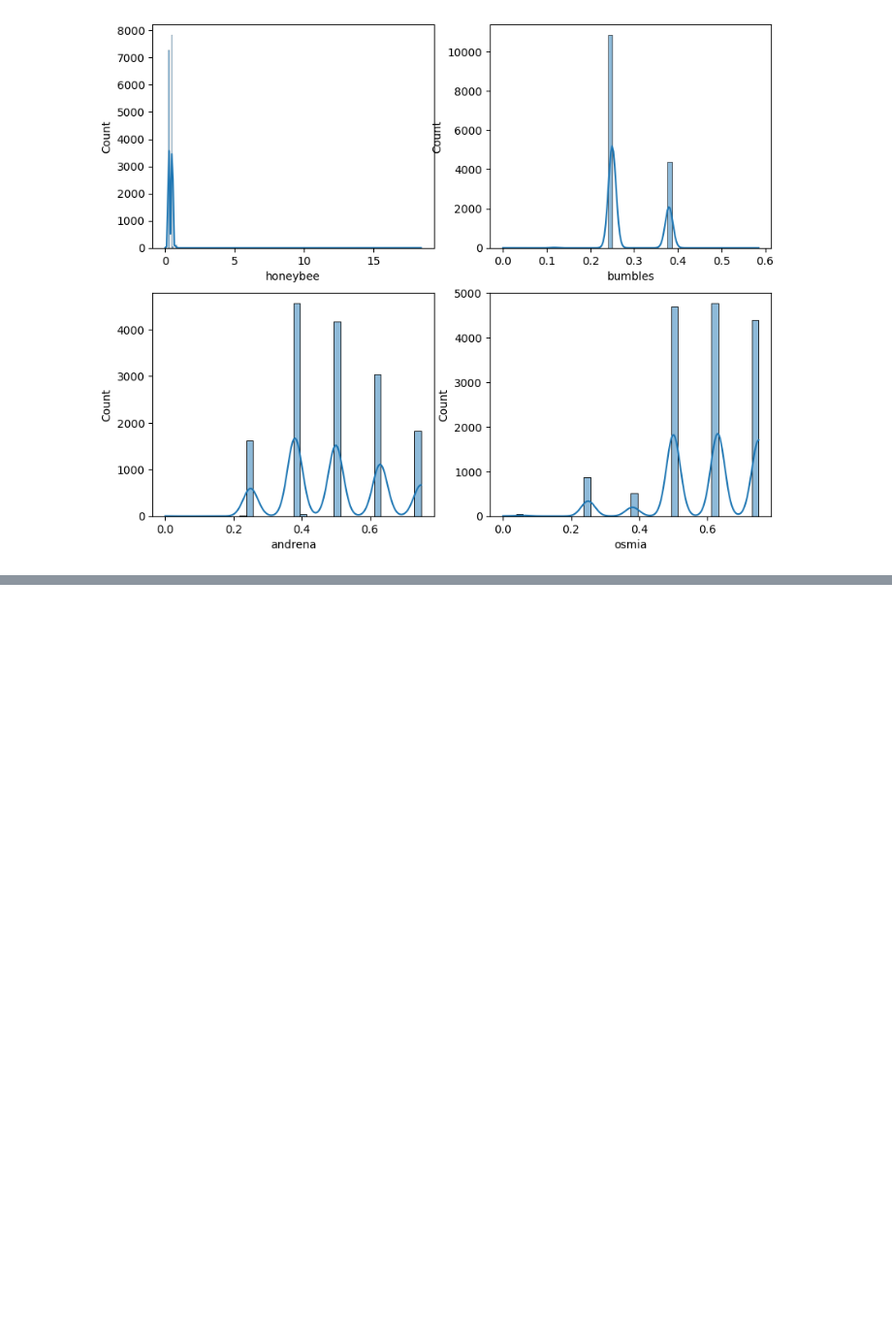
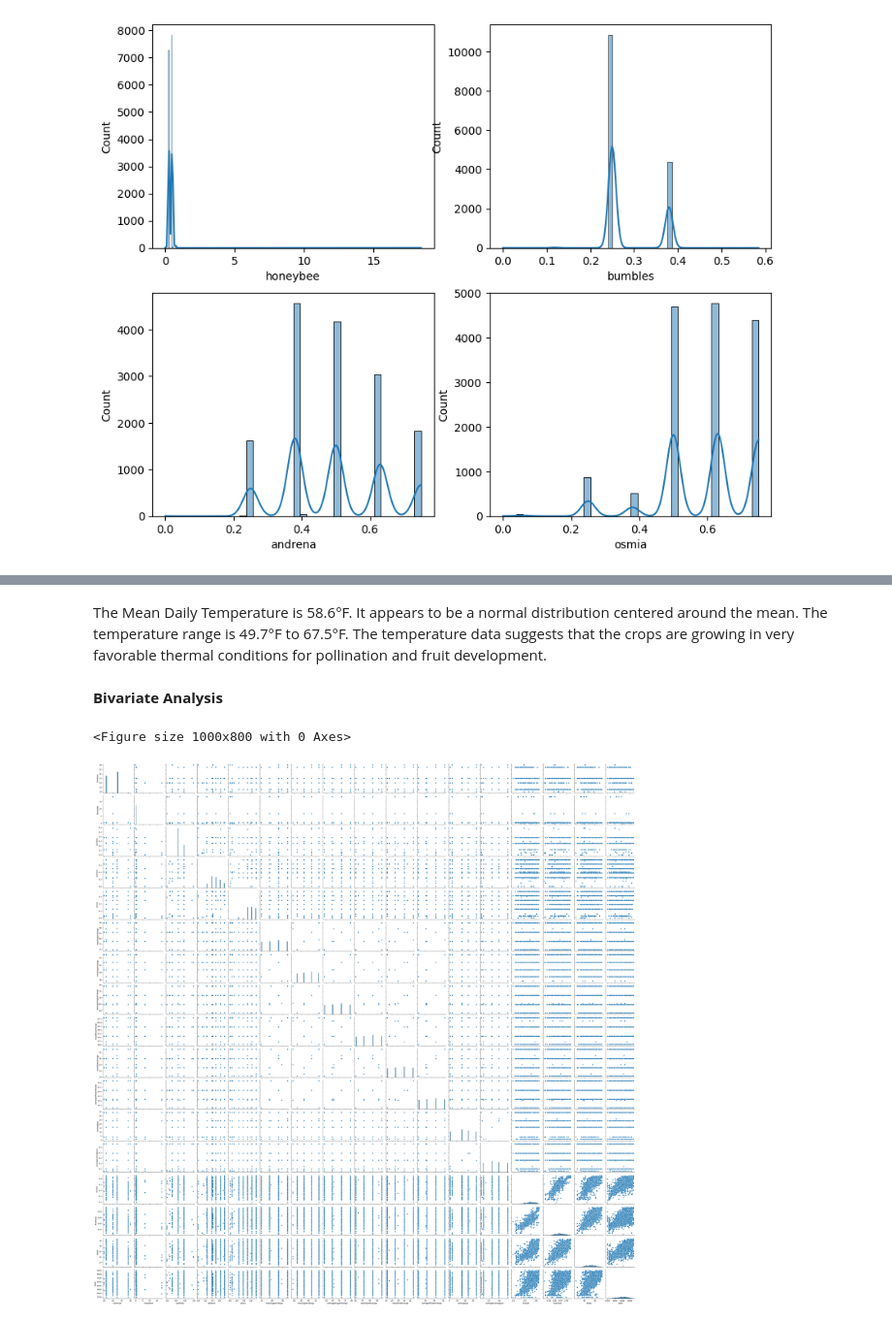
Before and after one commit to EMuritu/Supervised_Machine_Learning, a Jupyter notebook: Yield_Prediction_Final.ipynb, the cells around one changed output, grey strips where cells are left out. Shown at 97% size. Saved outputs shown, nothing was run; the diff lists cells and outputs as text; code cells hidden in the pictures; blank space fills up the shorter version.

```diff
--- a/Yield_Prediction_Final.ipynb
+++ b/Yield_Prediction_Final.ipynb
@@ -269,0 +303,12 @@ plt.show()
+# %% [markdown]
+The Mean Daily Temperature is 58.6°F. It appears to be a normal distribution centered around the mean. The temperature range is 49.7°F to 67.5°F. The temperature data suggests that the crops are growing in very favorable thermal conditions for pollination and fruit development.
+# %% [markdown]
+**Bivariate Analysis**
+# %%
+plt.figure(figsize=(10,8))
+
+sns.pairplot(train)
+plt.show()
+# %% [output]
+<Figure size 1000x800 with 0 Axes>
+[figure, added]
```
Also changed, not shown: parts of 44 cells of this notebook.
